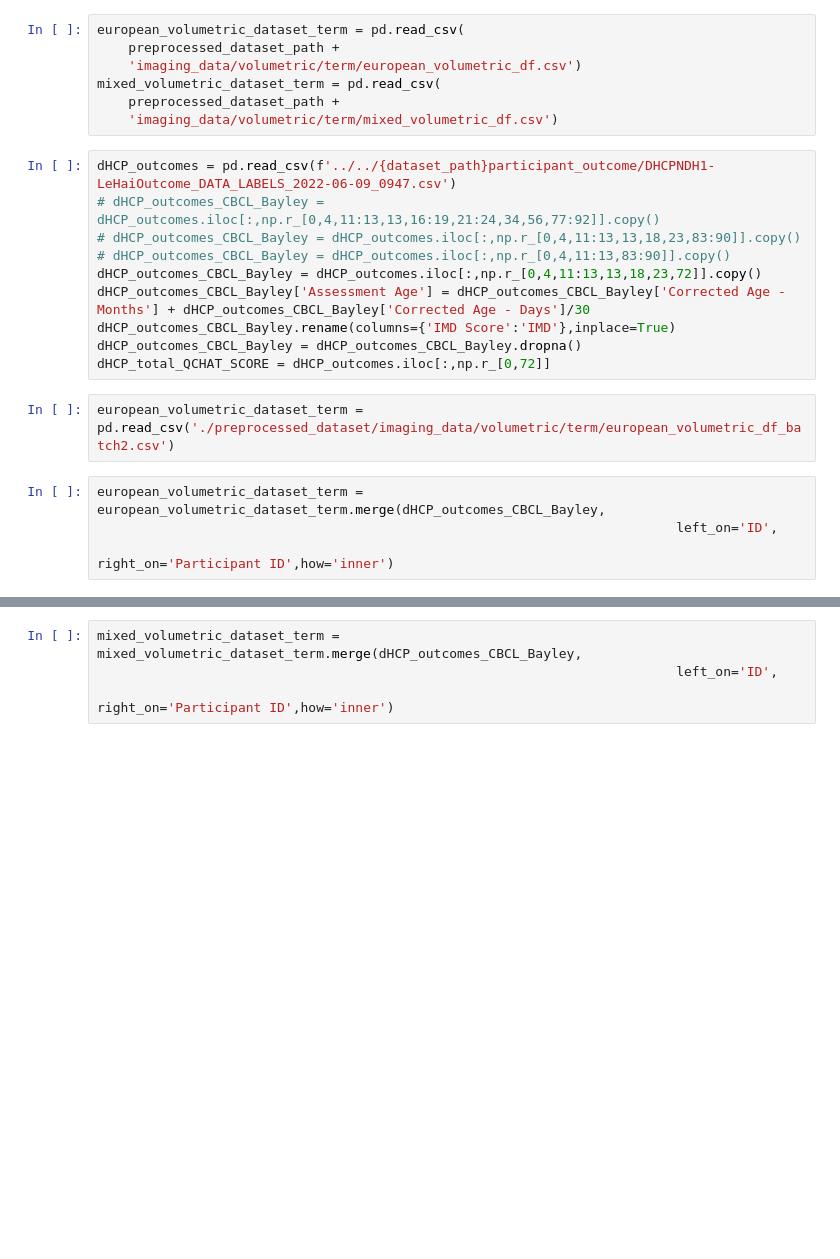
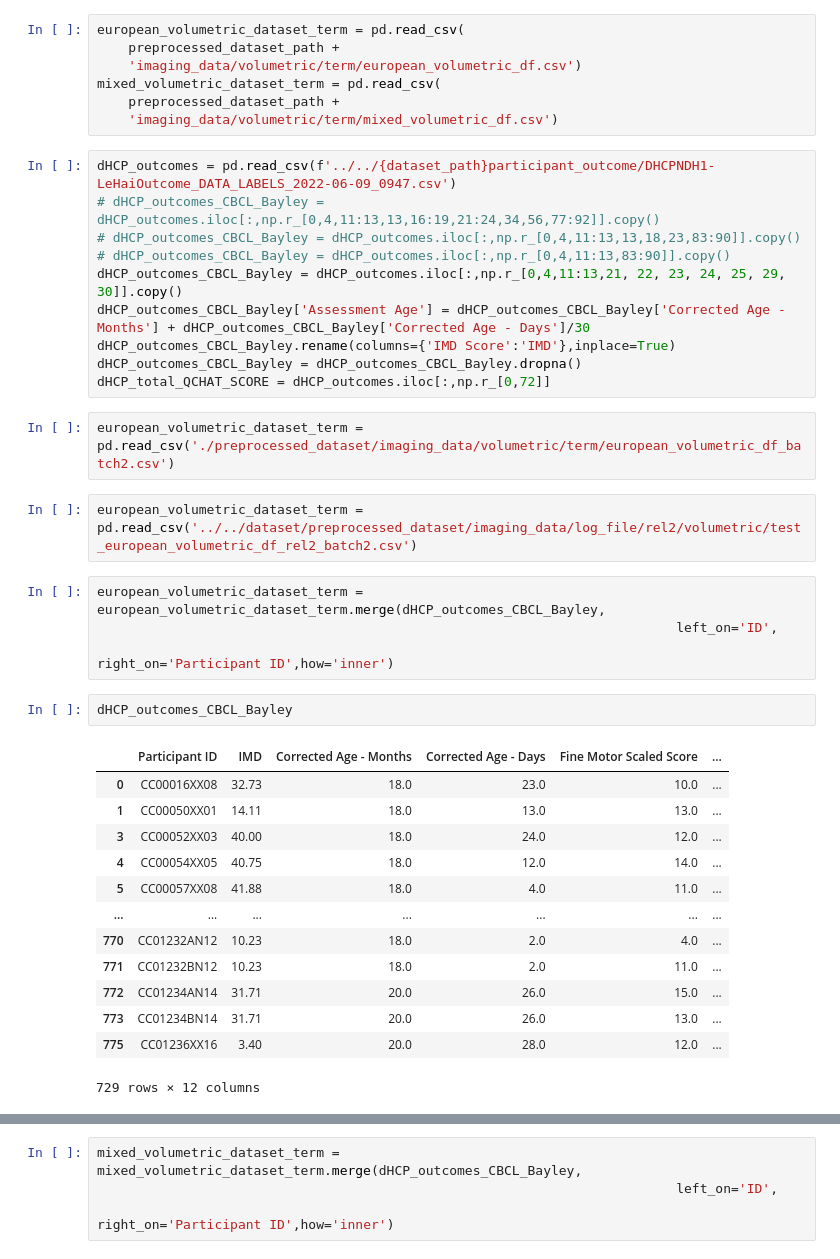
Before and after one commit to lehai-ml/dHCP_genetics, a Jupyter notebook: notebook_results/asd/7_ASD_outcome_dHCP.ipynb, the cells around one changed output, grey strips where cells are left out. Cells and saved outputs as stored; diff of their text form; blank space fills up the shorter version.

```diff
--- a/notebook_results/asd/7_ASD_outcome_dHCP.ipynb
+++ b/notebook_results/asd/7_ASD_outcome_dHCP.ipynb
@@ -37,14 +37,32 @@ dHCP_outcomes = pd.read_csv(f'../../{dataset_path}participant_outcome/DHCPNDH1-L
 # dHCP_outcomes_CBCL_Bayley = dHCP_outcomes.iloc[:,np.r_[0,4,11:13,13,16:19,21:24,34,56,77:92]].copy()
 # dHCP_outcomes_CBCL_Bayley = dHCP_outcomes.iloc[:,np.r_[0,4,11:13,13,18,23,83:90]].copy()
 # dHCP_outcomes_CBCL_Bayley = dHCP_outcomes.iloc[:,np.r_[0,4,11:13,83:90]].copy()
-dHCP_outcomes_CBCL_Bayley = dHCP_outcomes.iloc[:,np.r_[0,4,11:13,13,18,23,72]].copy()
+dHCP_outcomes_CBCL_Bayley = dHCP_outcomes.iloc[:,np.r_[0,4,11:13,21, 22, 23, 24, 25, 29, 30]].copy()
 dHCP_outcomes_CBCL_Bayley['Assessment Age'] = dHCP_outcomes_CBCL_Bayley['Corrected Age - Months'] + dHCP_outcomes_CBCL_Bayley['Corrected Age - Days']/30
 dHCP_outcomes_CBCL_Bayley.rename(columns={'IMD Score':'IMD'},inplace=True)
 dHCP_outcomes_CBCL_Bayley = dHCP_outcomes_CBCL_Bayley.dropna()
 dHCP_total_QCHAT_SCORE = dHCP_outcomes.iloc[:,np.r_[0,72]]
 # %%
 european_volumetric_dataset_term = pd.read_csv('./preprocessed_dataset/imaging_data/volumetric/term/european_volumetric_df_batch2.csv')
+# %%
+european_volumetric_dataset_term = pd.read_csv('../../dataset/preprocessed_dataset/imaging_data/log_file/rel2/volumetric/test_european_volumetric_df_rel2_batch2.csv')
 # %%
 european_volumetric_dataset_term = european_volumetric_dataset_term.merge(dHCP_outcomes_CBCL_Bayley,
                                                                           left_on='ID',
                                                                           right_on='Participant ID',how='inner')
+# %%
+dHCP_outcomes_CBCL_Bayley
+# %% [output]
+|  | Participant ID | IMD | Corrected Age - Months | Corrected Age - Days | Fine Motor Scaled Score | ... |
+| 0 | CC00016XX08 | 32.73 | 18.0 | 23.0 | 10.0 | ... |
+| 1 | CC00050XX01 | 14.11 | 18.0 | 13.0 | 13.0 | ... |
+| 3 | CC00052XX03 | 40.00 | 18.0 | 24.0 | 12.0 | ... |
+| 4 | CC00054XX05 | 40.75 | 18.0 | 12.0 | 14.0 | ... |
+| 5 | CC00057XX08 | 41.88 | 18.0 | 4.0 | 11.0 | ... |
+| ... | ... | ... | ... | ... | ... | ... |
+| 770 | CC01232AN12 | 10.23 | 18.0 | 2.0 | 4.0 | ... |
+| 771 | CC01232BN12 | 10.23 | 18.0 | 2.0 | 11.0 | ... |
+| 772 | CC01234AN14 | 31.71 | 20.0 | 26.0 | 15.0 | ... |
+| 773 | CC01234BN14 | 31.71 | 20.0 | 26.0 | 13.0 | ... |
+| 775 | CC01236XX16 | 3.40 | 20.0 | 28.0 | 12.0 | ... |
+729 rows × 12 columns
```
Also changed, not shown: parts of 10 cells of this notebook.
